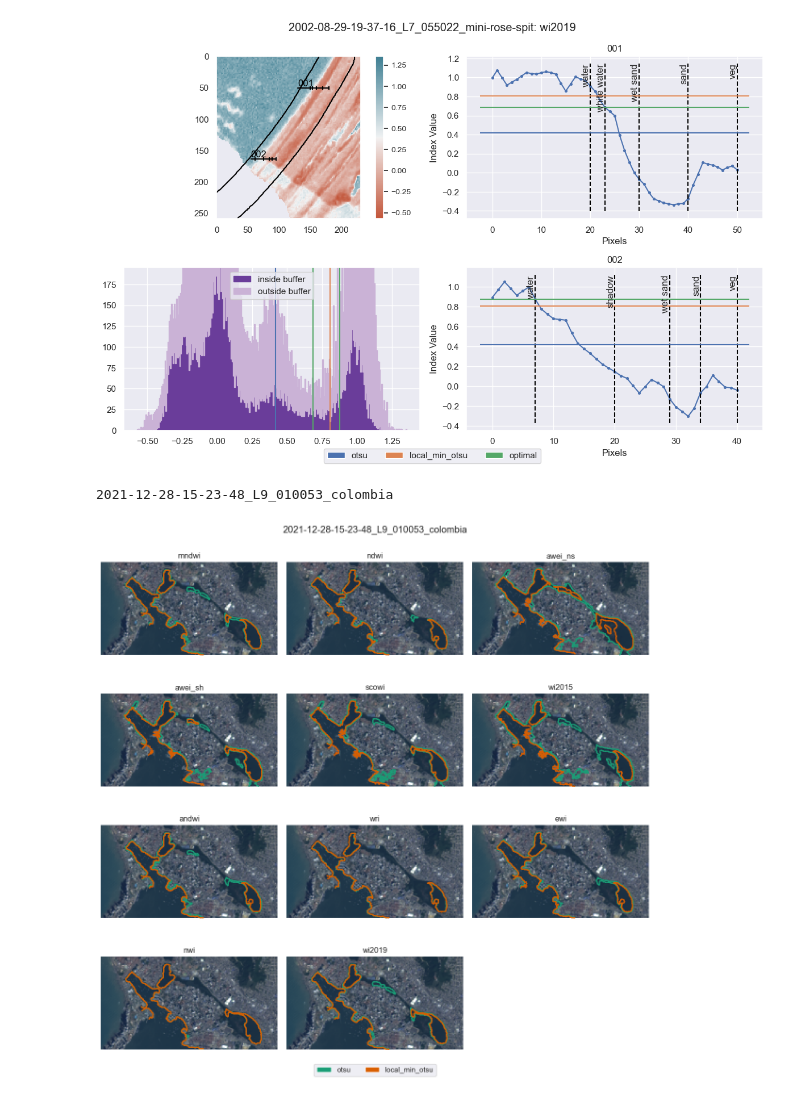
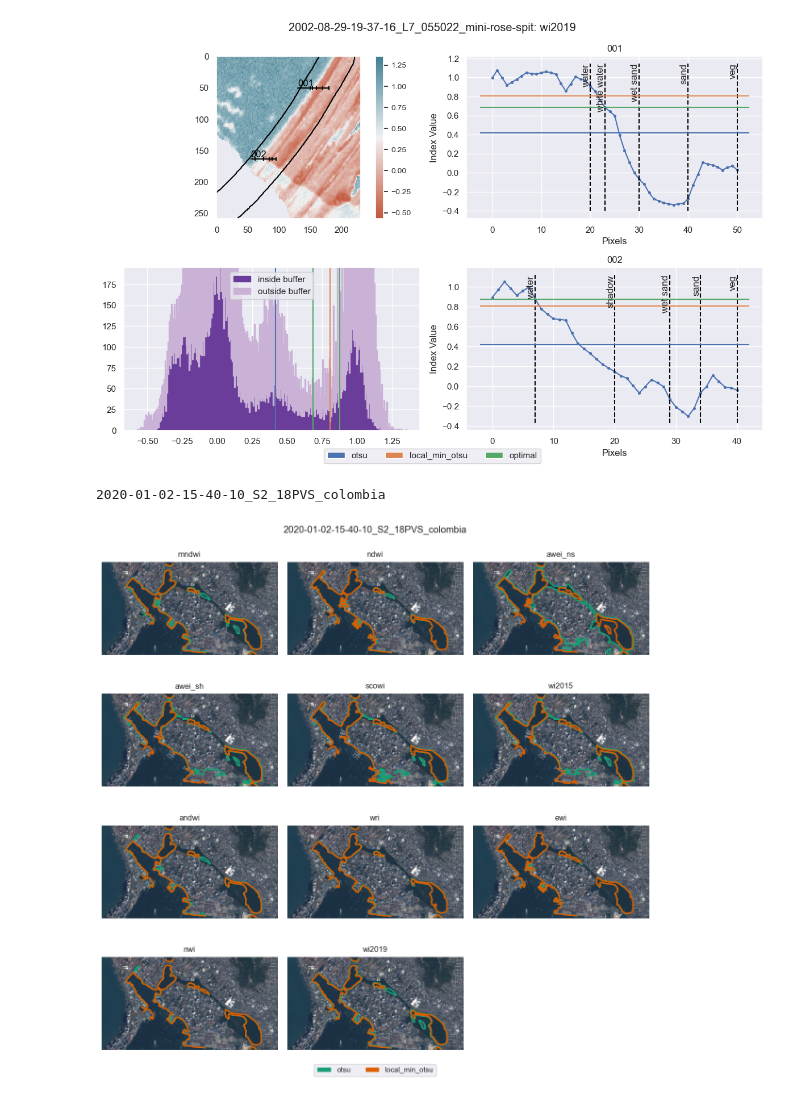
Before and after one commit to AriveIT/CoastSatCLI, a Jupyter notebook: experiments/spectral_analysis.ipynb, the cells around one changed output. Cells and saved outputs as stored; diff of their text form; code cells hidden in the pictures.

```diff
--- a/experiments/spectral_analysis.ipynb
+++ b/experiments/spectral_analysis.ipynb
@@ -197,41 +216,41 @@ plot_indices(
 [figure]
 [figure]
 # %%
-im_idx=1
+im_idx=2
 title=fn_to_title(fns[im_idx][0], sitename)
 print(title)
 index_functions = [
     mndwi,
     ndwi,
     awei_ns,
     awei_sh,
     scowi,
     wi2015,
     andwi,
     wri,
     ewi,
     nwi,
     wi2019
 ]
 threshold_functions = [
     otsu,
     local_min_otsu
 ]
 plot_extractions(
     ims[im_idx],
     title,
     index_functions,
     threshold_functions,
     cloud_masks[im_idx],
     im_buffers[im_idx],
     im_nodatas[im_idx],
     georefs[im_idx],
     im_epsgs[im_idx],
     buffer_settings
 )
 # %% [output]
-2021-12-28-15-23-48_L9_010053_colombia
+2020-01-02-15-40-10_S2_18PVS_colombia
-[figure, old version]
+[figure, new version]
 # %%
 index_functions = [
     mndwi,
```
Also changed, not shown: parts of 6 cells of this notebook, 6 other files.
